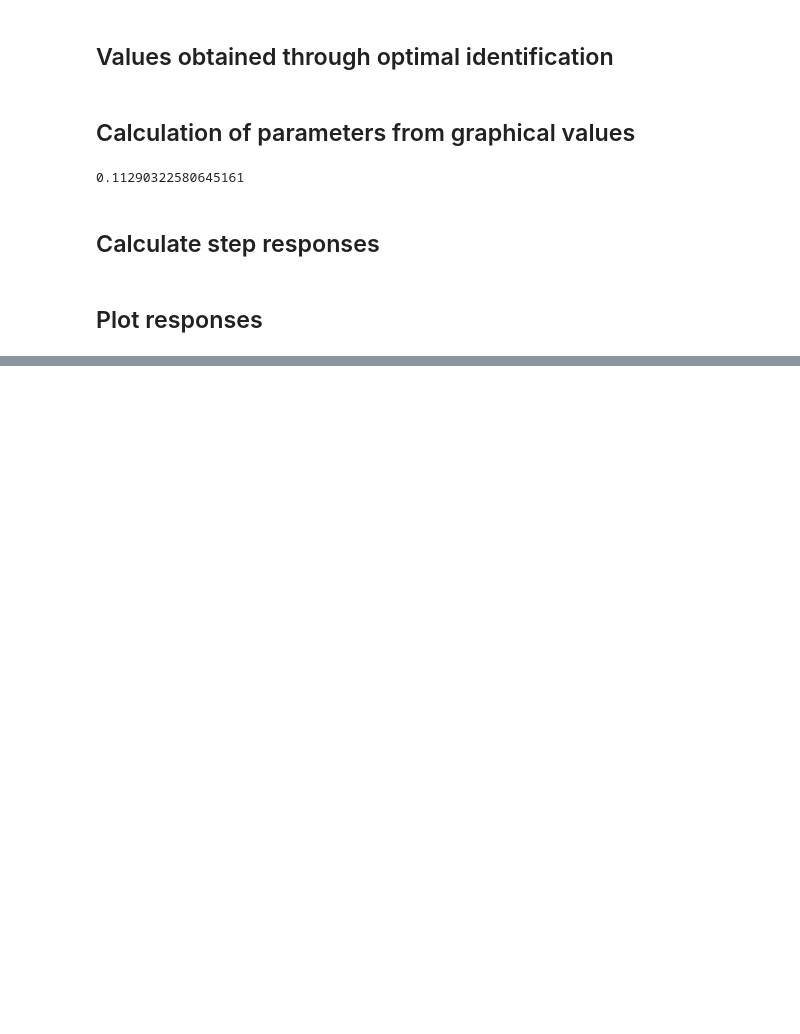
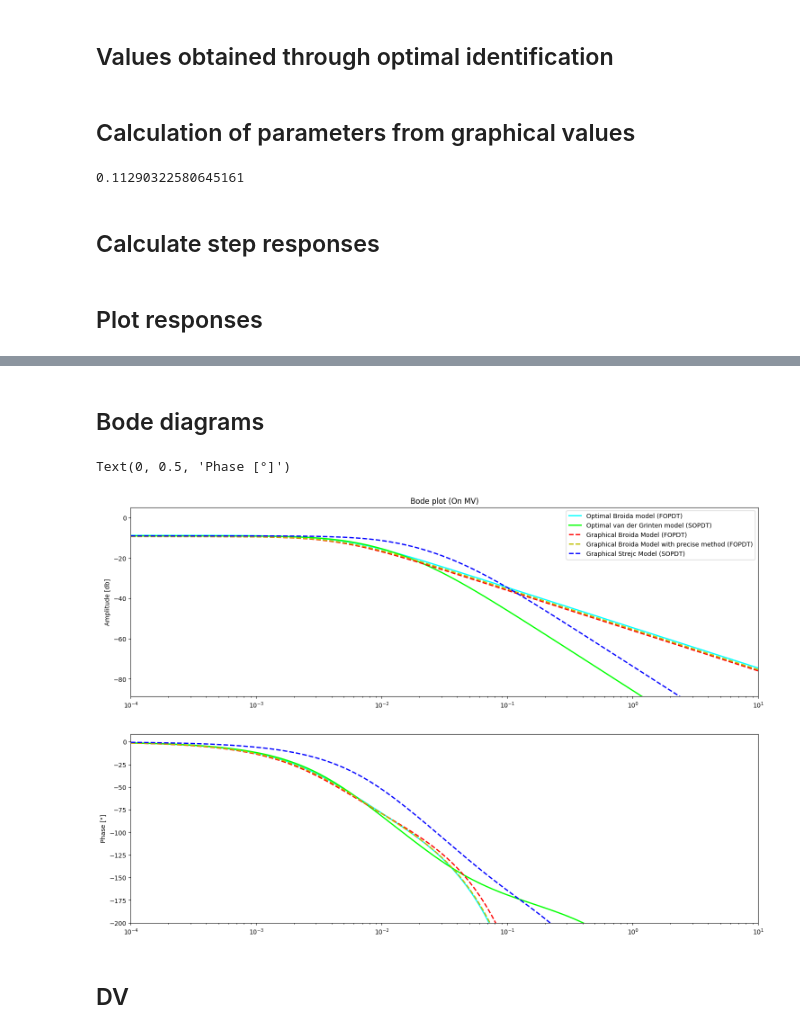
Before and after one commit to hctel/TCLab_software_V4, a Jupyter notebook: Simulation_OLP.ipynb, the cells around one changed output, grey strips where cells are left out. Saved outputs shown, nothing was run; the diff lists cells and outputs as text; code cells hidden in the pictures; blank space fills up the shorter version.

```diff
--- a/Simulation_OLP.ipynb
+++ b/Simulation_OLP.ipynb
@@ -153,0 +132,80 @@ plt.xlim([0, np.max(tm)])
+# %% [markdown]
+## Bode diagrams
+# %%
+# Frequency response
+P_FOPDTOPT = Process({})
+P_FOPDTOPT.parameters['Kp'] = K_FOPDT_OPT
+P_FOPDTOPT.parameters['Tlag1'] = T_FOPDT_OPT
+P_FOPDTOPT.parameters['theta'] = theta_FOPDT_OPT
+
+# Frequency response
+P_SOPDTOPT = Process({})
+P_SOPDTOPT.parameters['Kp'] = K_SOPDT_OPT
+P_SOPDTOPT.parameters['Tlag1'] = T1_SOPDT_OPT
+P_SOPDTOPT.parameters['Tlag2'] = T2_SOPDT_OPT
+P_SOPDTOPT.parameters['theta'] = theta_SOPDT_OPT
+
+P_FOPDT1_GRAPH = Process({})
+P_FOPDT1_GRAPH.parameters['Kp'] = K_FOPT1_GRAPH
+P_FOPDT1_GRAPH.parameters['Tlag1'] = T_FOPT1_GRAPH
+P_FOPDT1_GRAPH.parameters['theta'] = theta_FOPT1_GRAPH
+
+P_FOPDT2_GRAPH = Process({})
+P_FOPDT2_GRAPH.parameters['Kp'] = K_FOPT2_GRAPH
+P_FOPDT2_GRAPH.parameters['Tlag1'] = T_FOPT2_GRAPH
+P_FOPDT2_GRAPH.parameters['theta'] = theta_FOPT2_GRAPH
+
+P_SOPT1_GRAPH = Process({})
+P_SOPT1_GRAPH.parameters['Kp'] = K_SOPT1_GRAPH
+P_SOPT1_GRAPH.parameters['Tlag1'] = T1_SOPT1_GRAPH
+P_SOPT1_GRAPH.parameters['Tlag2'] = T2_SOPT1_GRAPH
+P_SOPT1_GRAPH.parameters['theta'] = theta_SOPT1_GRAPH
+
+P_SOPT2_GRAPH = Process({})
+P_SOPT2_GRAPH.parameters['Kp'] = K_SOPDT_OPT
+P_SOPT2_GRAPH.parameters['Tlag1'] = Tuth_SOPT2_GRAPH
+P_SOPT2_GRAPH.parameters['Tlag2'] = T_SOPT2_GRAPH
+P_SOPT2_GRAPH.parameters['theta'] = theta_SOPT2_GRAPH
+
+
+
+omega = np.logspace(-4, 1, 10000)
+Ps_FOPDTOPT = Bode(P_FOPDTOPT,omega,False) # Optimal Broida
+Ps_SOPDTOPT = Bode(P_SOPDTOPT,omega,False) # Optimal van der Grinten
+Ps_FOPDT1_GRAPH = Bode(P_FOPDT1_GRAPH,omega,False) # Graphical Broida
+Ps_FOPDT2_GRAPH = Bode(P_FOPDT2_GRAPH,omega,False) # Graphical Broida with precise method
+Ps_SOPT1_GRAPH = Bode(P_SOPT1_GRAPH,omega,False) # Graphical van der Grinten
+Ps_SOPT2_GRAPH = Bode(P_SOPT2_GRAPH,omega,False) # Graphical Strejc
+
+plt.figure(figsize = (18,12))
+
+plt.subplot(2,1,1)
+gain_min = np.min(20*np.log10(np.abs(Ps_FOPDTOPT)/5))
+gain_max = np.max(20*np.log10(np.abs(Ps_FOPDTOPT)*5))
+plt.semilogx(omega,20*np.log10(np.abs(Ps_FOPDTOPT)),'cyan',linewidth=2,label='Optimal Broida model (FOPDT)')
+plt.semilogx(omega,20*np.log10(np.abs(Ps_SOPDTOPT)),'lime',linewidth=2,label='Optimal van der Grinten model (SOPDT)')
+plt.semilogx(omega,20*np.log10(np.abs(Ps_FOPDT1_GRAPH)),'r--',linewidth=2,label='Graphical Broida Model (FOPDT)')
+plt.semilogx(omega,20*np.log10(np.abs(Ps_FOPDT2_GRAPH)),'y--',linewidth=2,label='Graphical Broida Model with precise method (FOPDT)')
+plt.semilogx(omega,20*np.log10(np.abs(Ps_SOPT2_GRAPH)),'b--',linewidth=2,label='Graphical Strejc Model (SOPDT)')
+plt.xlim([np.min(omega), np.max(omega)])
+plt.ylim([gain_min, gain_max])
+plt.ylabel('Amplitude [db]')
+plt.title('Bode plot (On MV)')
+plt.legend(loc='best')
+
+plt.subplot(2,1,2)
+ph_min = np.min((180/np.pi)*np.unwrap(np.angle(Ps_FOPDTOPT))) - 10
+ph_max = np.max((180/np.pi)*np.unwrap(np.angle(Ps_FOPDTOPT))) + 10
+plt.semilogx(omega, (180/np.pi)*np.unwrap(np.angle(Ps_FOPDTOPT)),'cyan',linewidth=2)
+plt.semilogx(omega, (180/np.pi)*np.unwrap(np.angle(Ps_SOPDTOPT)),'lime',linewidth=2)
+plt.semilogx(omega, (180/np.pi)*np.unwrap(np.angle(Ps_FOPDT1_GRAPH)),'r--',linewidth=2)
+plt.semilogx(omega, (180/np.pi)*np.unwrap(np.angle(Ps_FOPDT2_GRAPH)),'y--',linewidth=2)
+plt.semilogx(omega, (180/np.pi)*np.unwrap(np.angle(Ps_SOPT2_GRAPH)),'b--',linewidth=2)
+plt.xlim([np.min(omega), np.max(omega)])
+plt.ylim([np.max([ph_min, -200]), ph_max])
+plt.ylabel('Phase [°]')
+# %% [output]
+Text(0, 0.5, 'Phase [°]')
+[figure, added]
+# %% [markdown]
+## DV
```
Also changed, not shown: parts of 13 cells of this notebook, 1 other file.
